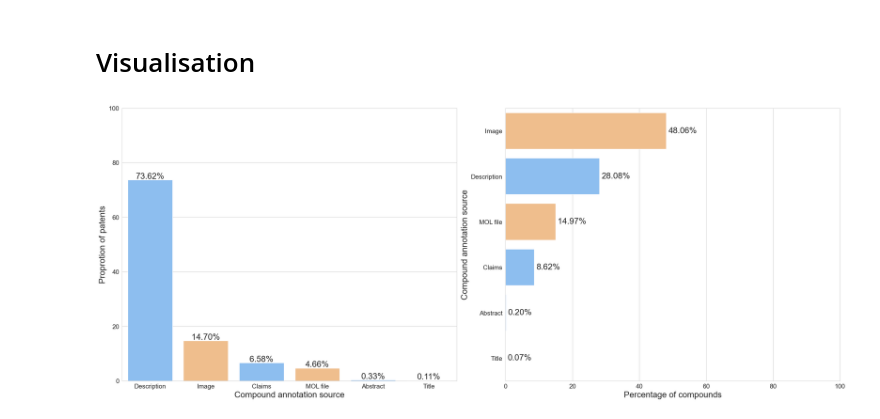
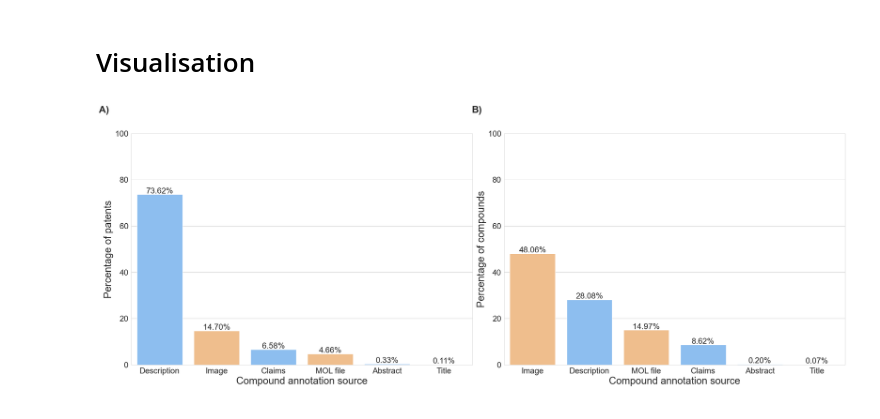
Before and after one commit to Fraunhofer-ITMP/patent-clinical-candidate-characteristics, a Jupyter notebook: notebooks/3_2_patent_findability.ipynb, the cells around one changed output. Saved outputs shown, nothing was run; the diff lists cells and outputs as text; code cells hidden in the pictures.

Commit message:
update figure 3

```diff
--- a/notebooks/3_2_patent_findability.ipynb
+++ b/notebooks/3_2_patent_findability.ipynb
@@ -156,7 +157,7 @@ custom_palette = {
     "Title": "#7dbeff",
 }
 # %%
-plt.figure(figsize=(25, 10))
+plt.figure(figsize=(26, 10))
 
 plt.subplot(1, 2, 1)
 ax = sns.barplot(
@@ -167,53 +168,75 @@ ax = sns.barplot(
     hue="Field",
     legend=False,
 )
-plt.xticks(fontsize=15)
-plt.yticks(fontsize=15)
-plt.xlabel("Compound annotation source", fontsize=20)
-plt.ylabel("Proprotion of patents", fontsize=20)
+plt.xticks(fontsize=20)
+plt.yticks(fontsize=20)
+plt.xlabel("Compound annotation source", fontsize=25)
+plt.ylabel("Percentage of patents", fontsize=25)
 plt.ylim(0, 100)
 
 for p in ax.patches:
     t = p.get_height()
     ax.annotate(
         "%.2f" % t + "%",
         xy=(p.get_x() + p.get_width() / 2, p.get_height()),
         xytext=(0, 8),
         textcoords="offset points",
         ha="center",
         va="center",
         fontsize=20,
     )
 
+plt.text(
+    -0.08,
+    1.1,
+    f"{string.ascii_uppercase[0]})",
+    size=24,
+    weight="bold",
+    horizontalalignment="center",
+    verticalalignment="center",
+    transform=plt.gca().transAxes,
+)
+
 plt.subplot(1, 2, 2)
 ax2 = sns.barplot(
     data=field_count_df,
-    x="percentage",
-    y="field",
-    orient="h",
+    x="field",
+    y="percentage",
     palette=[custom_palette[i] for i in field_count_df["field"].values],
     hue="field",
     legend=False,
 )
-plt.xticks(fontsize=15)
-plt.yticks(fontsize=15)
-plt.xlabel("Percentage of compounds", fontsize=20)
-plt.ylabel("Compound annotation source", fontsize=20)
-plt.xlim(0, 100)
+plt.xticks(fontsize=20)
+plt.yticks(fontsize=20)
+plt.ylabel("Percentage of compounds", fontsize=25)
+plt.xlabel("Compound annotation source", fontsize=25)
+plt.ylim(0, 100)
 
-for p in ax2.patches:
-    t = p.get_width()
+for k in ax2.patches:
+    tm = k.get_height()
     ax2.annotate(
-        "%.2f" % t + "%",
-        xy=(p.get_width(), p.get_y() + p.get_height() / 2),
-        xytext=(5, 0),
+        "%.2f" % tm + "%",
+        xy=(k.get_x() + k.get_width() / 2, k.get_height()),
+        xytext=(0, 8),
         textcoords="offset points",
-        ha="left",
+        ha="center",
         va="center",
         fontsize=20,
     )
+
+plt.text(
+    -0.08,
+    1.1,
+    f"{string.ascii_uppercase[1]})",
+    size=24,
+    weight="bold",
+    horizontalalignment="center",
+    verticalalignment="center",
+    transform=plt.gca().transAxes,
+)
+
 plt.tight_layout()
 plt.savefig(f"{FIG_DIR}/figure_3.png", dpi=400)
 plt.show()
 # %% [output]
-[figure, old version]
+[figure, new version]
```
Also changed, not shown: parts of 1 cell of this notebook, 1 other file.
